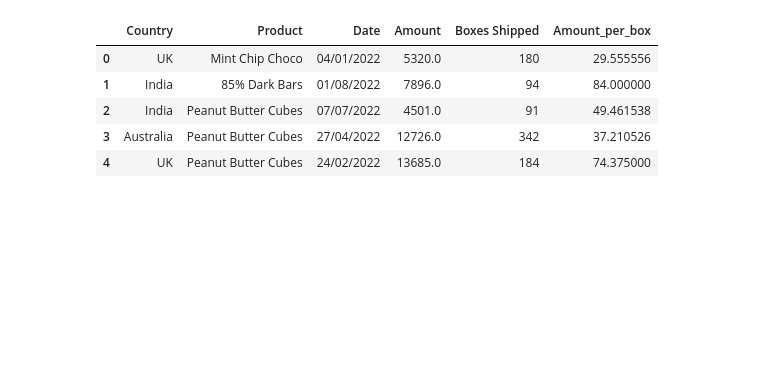
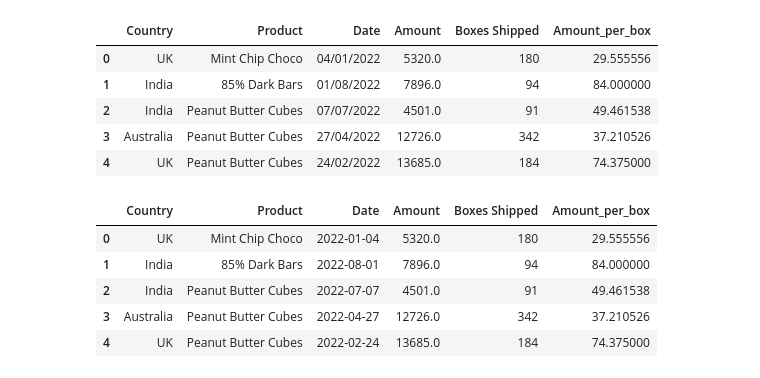
Before and after one commit to Eymeee/Chocolate-Sales-Forecasting, a Jupyter notebook: notebooks/EDA.ipynb, the cells around one changed output. Cells and saved outputs as stored; diff of their text form; code cells hidden in the pictures; blank space fills up the shorter version.

```diff
--- a/notebooks/EDA.ipynb
+++ b/notebooks/EDA.ipynb
@@ -87,3 +82,14 @@ df.head()
 | 2 | India | Peanut Butter Cubes | 07/07/2022 | 4501.0 | 91 | 49.461538 |
 | 3 | Australia | Peanut Butter Cubes | 27/04/2022 | 12726.0 | 342 | 37.210526 |
 | 4 | UK | Peanut Butter Cubes | 24/02/2022 | 13685.0 | 184 | 74.375000 |
+# %%
+# Transforming "Date" to datetime
+df["Date"] = pd.to_datetime(df["Date"], dayfirst=True)
+df.head()
+# %% [output]
+|  | Country | Product | Date | Amount | Boxes Shipped | Amount_per_box |
+| 0 | UK | Mint Chip Choco | 2022-01-04 | 5320.0 | 180 | 29.555556 |
+| 1 | India | 85% Dark Bars | 2022-08-01 | 7896.0 | 94 | 84.000000 |
+| 2 | India | Peanut Butter Cubes | 2022-07-07 | 4501.0 | 91 | 49.461538 |
+| 3 | Australia | Peanut Butter Cubes | 2022-04-27 | 12726.0 | 342 | 37.210526 |
+| 4 | UK | Peanut Butter Cubes | 2022-02-24 | 13685.0 | 184 | 74.375000 |
```
Also changed, not shown: parts of 5 cells of this notebook, 1 other file.
